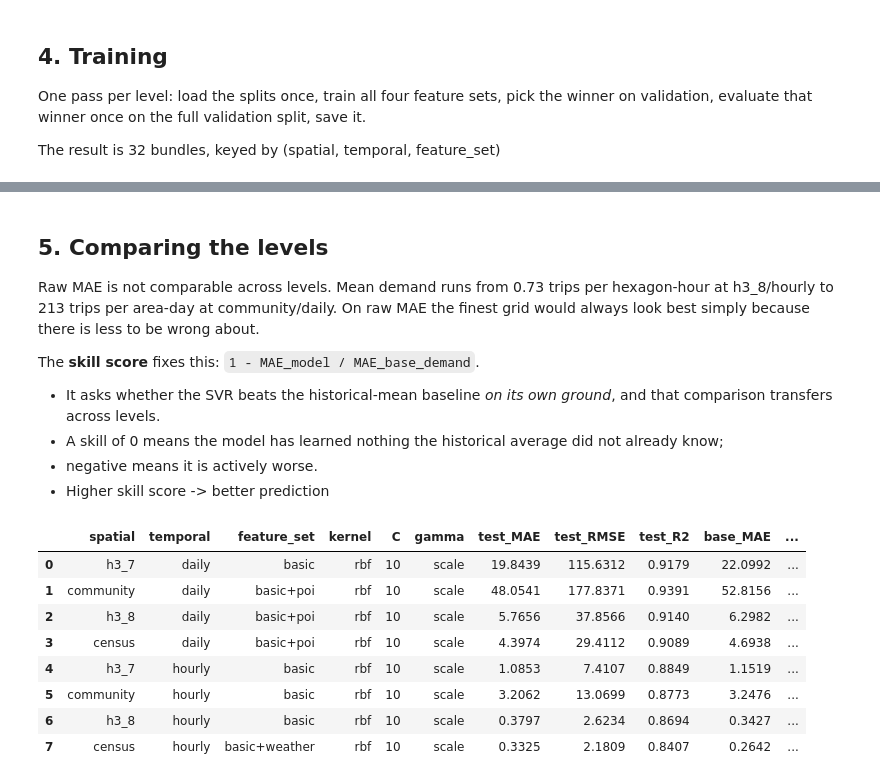
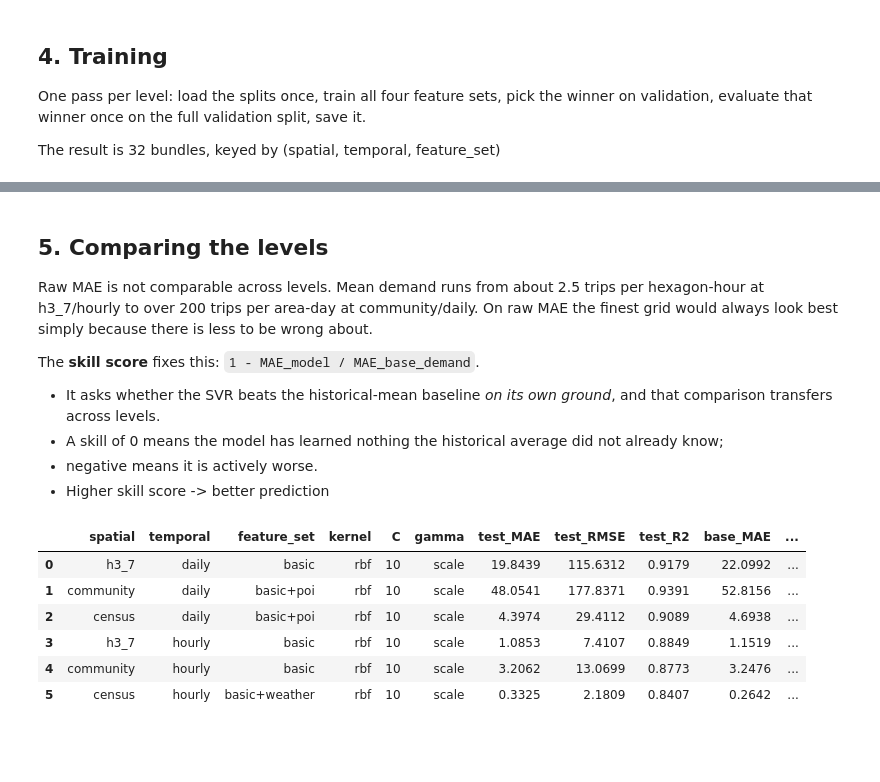
Before and after one commit to larissatheilmann/AAA_Project_Group7, a Jupyter notebook: notebooks/3.2a PredictionSVM_Standard.ipynb, the cells around one changed output, grey strips where cells are left out. Cells and saved outputs as stored; diff of their text form; code cells hidden in the pictures; blank space fills up the shorter version.

```diff
--- a/notebooks/3.2a PredictionSVM_Standard.ipynb
+++ b/notebooks/3.2a PredictionSVM_Standard.ipynb
@@ -61,7 +55,5 @@ pd.DataFrame(overview).round(2)
 ## 2. Feature sets
 All `feature_sets` get imported from `3.2 Prediction_CommonGround.ipynb`
 # %%
-# Feature set sizes for each temporal level
-for temporal in TEMPORAL_LEVELS:
-    sizes = {name: len(f) for name, f in feature_sets(temporal).items()}
-    print(f"{temporal:7s} {sizes}")
+# Feature set sizes for each temporal level; helper in Common Ground.
+print_feature_set_sizes()
@@ -272,8 +267,8 @@ Trained 32 configurations across 8 levels.
 # %% [markdown]
 ## 5. Comparing the levels
 
-Raw MAE is not comparable across levels. Mean demand runs from 0.73 trips per hexagon-hour at
-h3_8/hourly to 213 trips per area-day at community/daily. On raw MAE the finest grid would always look best simply because there is less to be wrong about.
+Raw MAE is not comparable across levels. Mean demand runs from about 2.5 trips per hexagon-hour at
+h3_7/hourly to over 200 trips per area-day at community/daily. On raw MAE the finest grid would always look best simply because there is less to be wrong about.
 
 The **skill score** fixes this: `1 - MAE_model / MAE_base_demand`.
 - It asks whether the SVR beats the historical-mean baseline *on its own ground*, and that comparison transfers across levels.
@@ -283,38 +278,16 @@ The **skill score** fixes this: `1 - MAE_model / MAE_base_demand`.
 # %%
 #| label: tbl-svr-level-comparison
 #| tbl-cap: "Winning SVR per level, with skill against the historical-mean baseline."
-comparison = []
-for (spatial, temporal), _ in ((lv, None) for lv in LEVELS):
-    best = next(b for k, b in bundles.items()
-                if k[0] == spatial and k[1] == temporal and b.get("is_level_winner"))
-    comparison.append({
-        "spatial": spatial,
-        "temporal": temporal,
-        "feature_set": best["feature_set"],
-        "kernel": best["kernel"],
-        "C": best["best_params"].get("C"),
-        "gamma": best["best_params"].get("gamma"),
-        "test_MAE": best["test_metrics"]["MAE"],
-        "test_RMSE": best["test_metrics"]["RMSE"],
-        "test_R2": best["test_metrics"]["R2"],
-        "base_MAE": best["baseline_test_metrics"]["MAE"],
-        "skill_MAE": best["skill"]["skill_MAE"],
-        "skill_RMSE": best["skill"]["skill_RMSE"],
-    })
-
-level_comparison = pd.DataFrame(comparison).sort_values("skill_MAE", ascending=False)
-level_comparison.to_csv(SVR_DIR / "level_comparison.csv", index=False)
+level_comparison = build_level_comparison(bundles, out_csv=SVR_DIR / "level_comparison.csv")
 level_comparison.round(4).reset_index(drop=True)
 # %% [output]
 |  | spatial | temporal | feature_set | kernel | C | gamma | test_MAE | test_RMSE | test_R2 | base_MAE | ... |
 | 0 | h3_7 | daily | basic | rbf | 10 | scale | 19.8439 | 115.6312 | 0.9179 | 22.0992 | ... |
 | 1 | community | daily | basic+poi | rbf | 10 | scale | 48.0541 | 177.8371 | 0.9391 | 52.8156 | ... |
-| 2 | h3_8 | daily | basic+poi | rbf | 10 | scale | 5.7656 | 37.8566 | 0.9140 | 6.2982 | ... |
-| 3 | census | daily | basic+poi | rbf | 10 | scale | 4.3974 | 29.4112 | 0.9089 | 4.6938 | ... |
-| 4 | h3_7 | hourly | basic | rbf | 10 | scale | 1.0853 | 7.4107 | 0.8849 | 1.1519 | ... |
-| 5 | community | hourly | basic | rbf | 10 | scale | 3.2062 | 13.0699 | 0.8773 | 3.2476 | ... |
-| 6 | h3_8 | hourly | basic | rbf | 10 | scale | 0.3797 | 2.6234 | 0.8694 | 0.3427 | ... |
-| 7 | census | hourly | basic+weather | rbf | 10 | scale | 0.3325 | 2.1809 | 0.8407 | 0.2642 | ... |
+| 2 | census | daily | basic+poi | rbf | 10 | scale | 4.3974 | 29.4112 | 0.9089 | 4.6938 | ... |
+| 3 | h3_7 | hourly | basic | rbf | 10 | scale | 1.0853 | 7.4107 | 0.8849 | 1.1519 | ... |
+| 4 | community | hourly | basic | rbf | 10 | scale | 3.2062 | 13.0699 | 0.8773 | 3.2476 | ... |
+| 5 | census | hourly | basic+weather | rbf | 10 | scale | 0.3325 | 2.1809 | 0.8407 | 0.2642 | ... |
 # %%
 #| label: fig-svr-skill-by-level
 #| fig-cap: "SVR skill against the historical-mean baseline, by spatial and temporal granularity."
```
Also changed, not shown: parts of 11 cells of this notebook, 1 other file.
